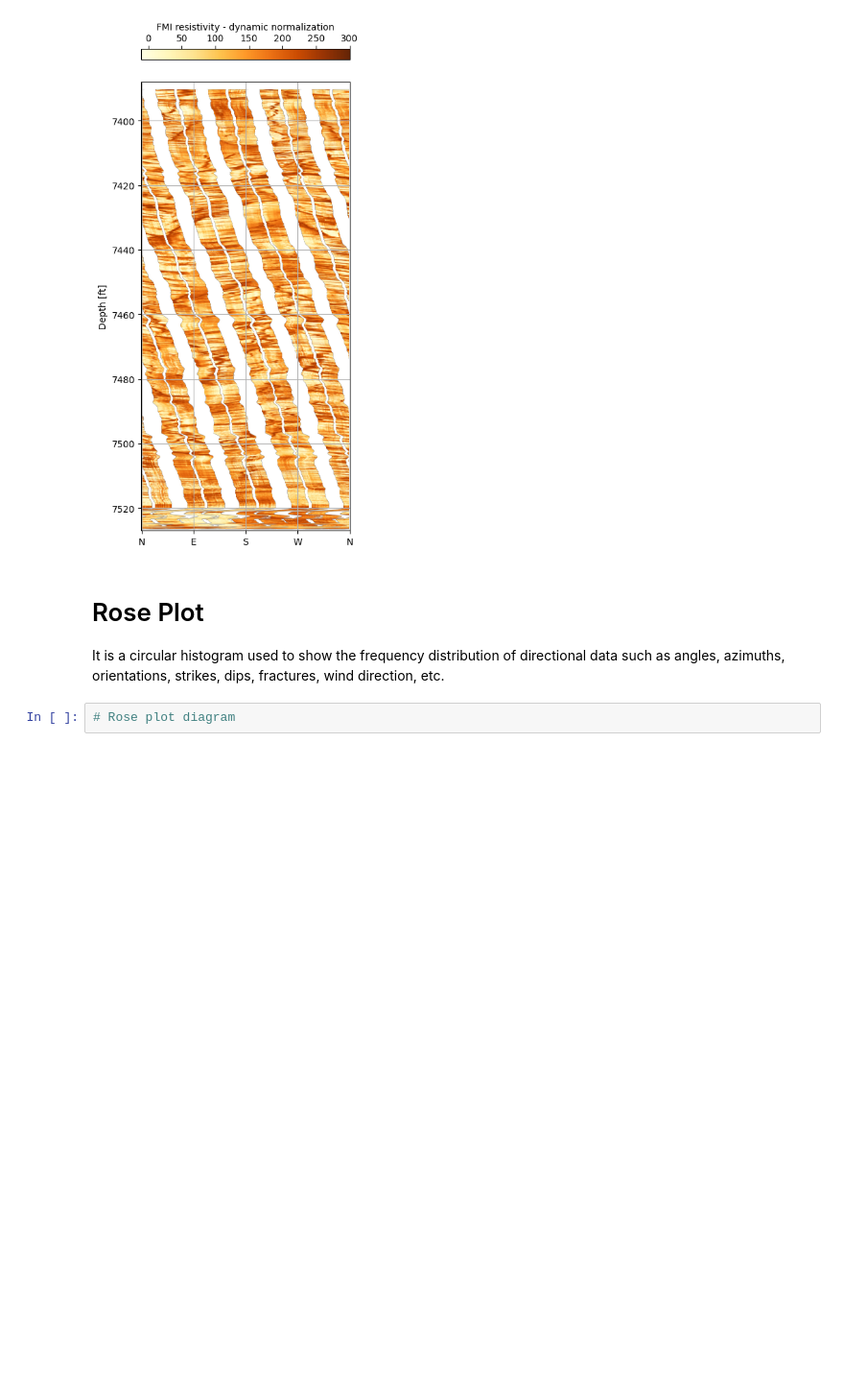
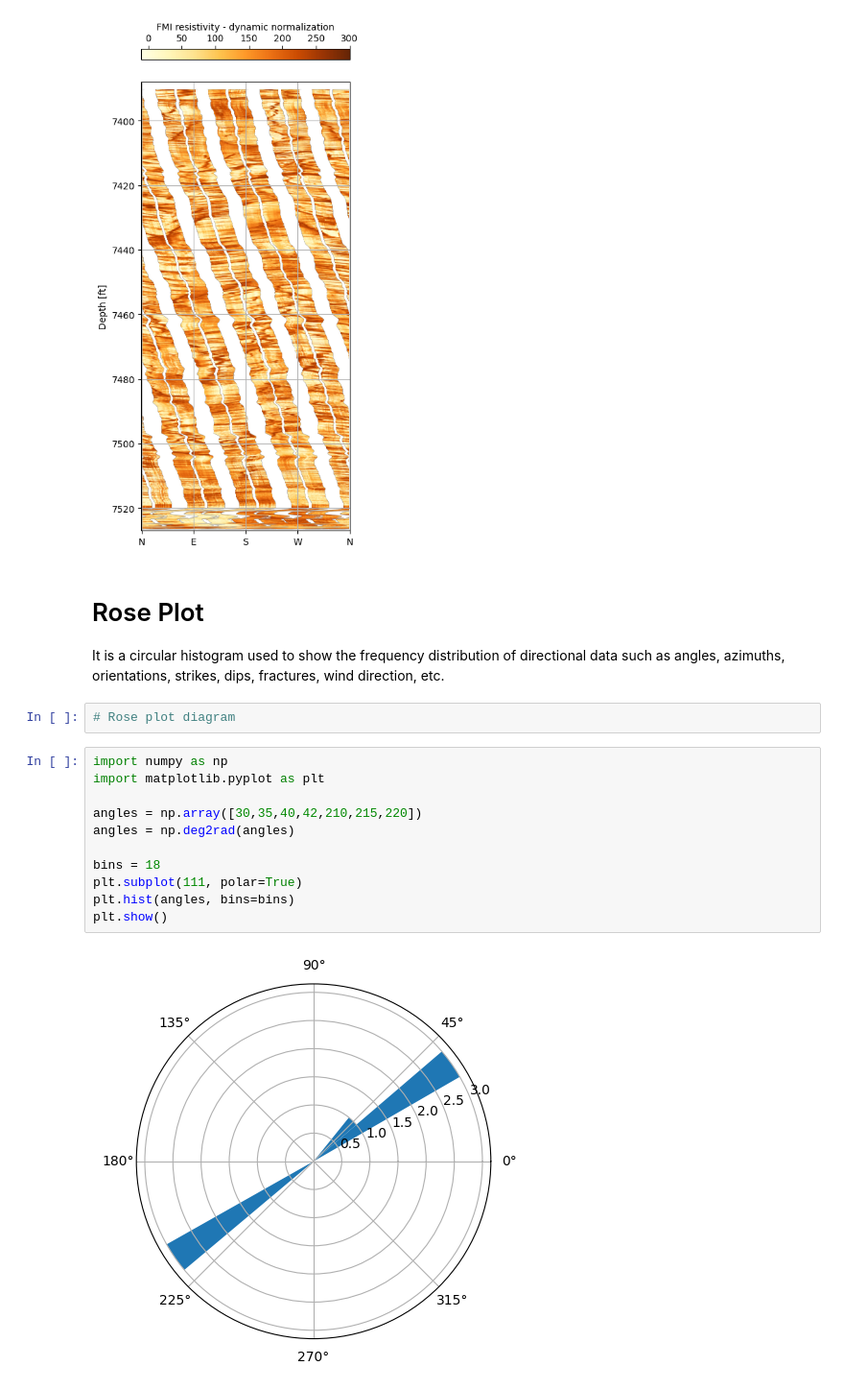
Before and after one commit to Ashraf-ISM/100-Days-of-Python-for-Oil-Gas-Subsurface-Analytics, a Jupyter notebook: notebooks/day-50/dlis.ipynb, the cells around one changed output. Shown at 96% size. Saved outputs shown, nothing was run; the diff lists cells and outputs as text; blank space fills up the shorter version.

```diff
--- a/notebooks/day-50/dlis.ipynb
+++ b/notebooks/day-50/dlis.ipynb
@@ -426,3 +426,16 @@ plt.show()
 It is a circular histogram used to show the frequency distribution of directional data such as angles, azimuths, orientations, strikes, dips, fractures, wind direction, etc.
 # %%
 # Rose plot diagram
+# %%
+import numpy as np
+import matplotlib.pyplot as plt
+
+angles = np.array([30,35,40,42,210,215,220])
+angles = np.deg2rad(angles)
+
+bins = 18
+plt.subplot(111, polar=True)
+plt.hist(angles, bins=bins)
+plt.show()
+# %% [output]
+[figure, added]
```
